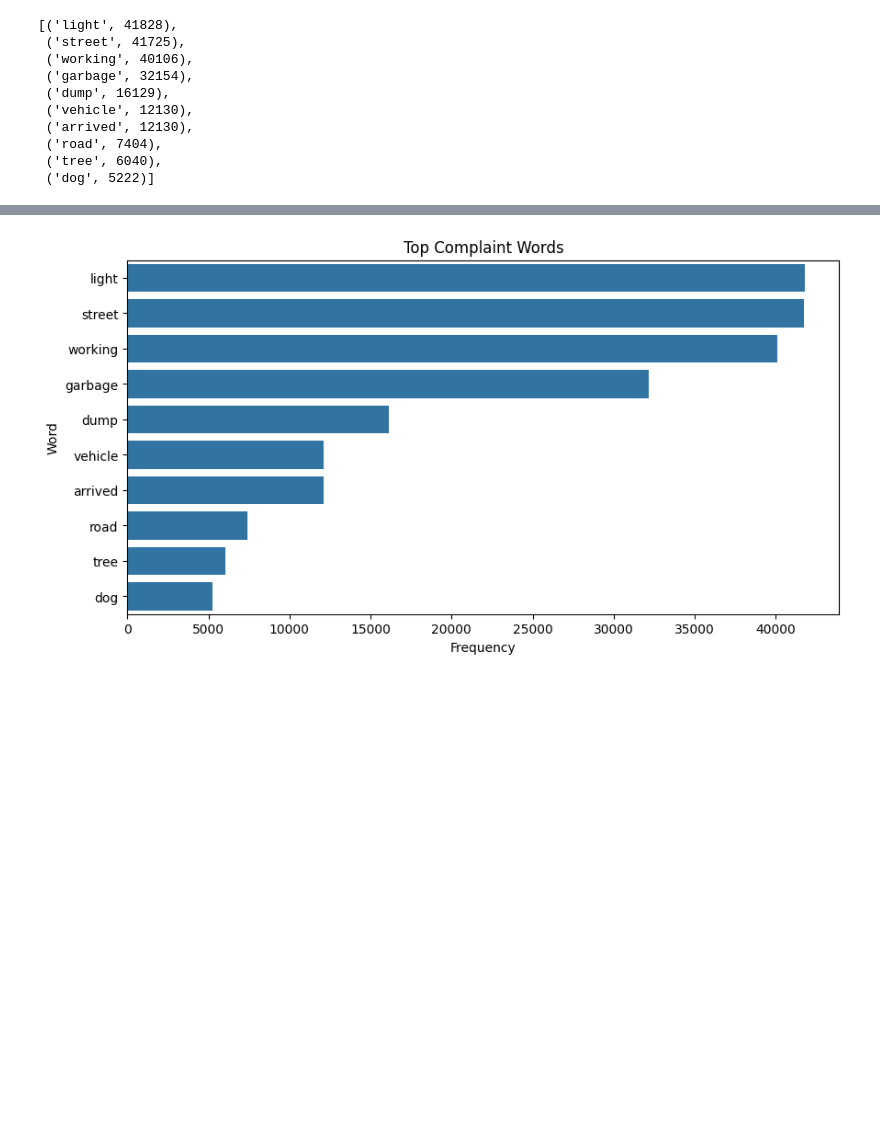
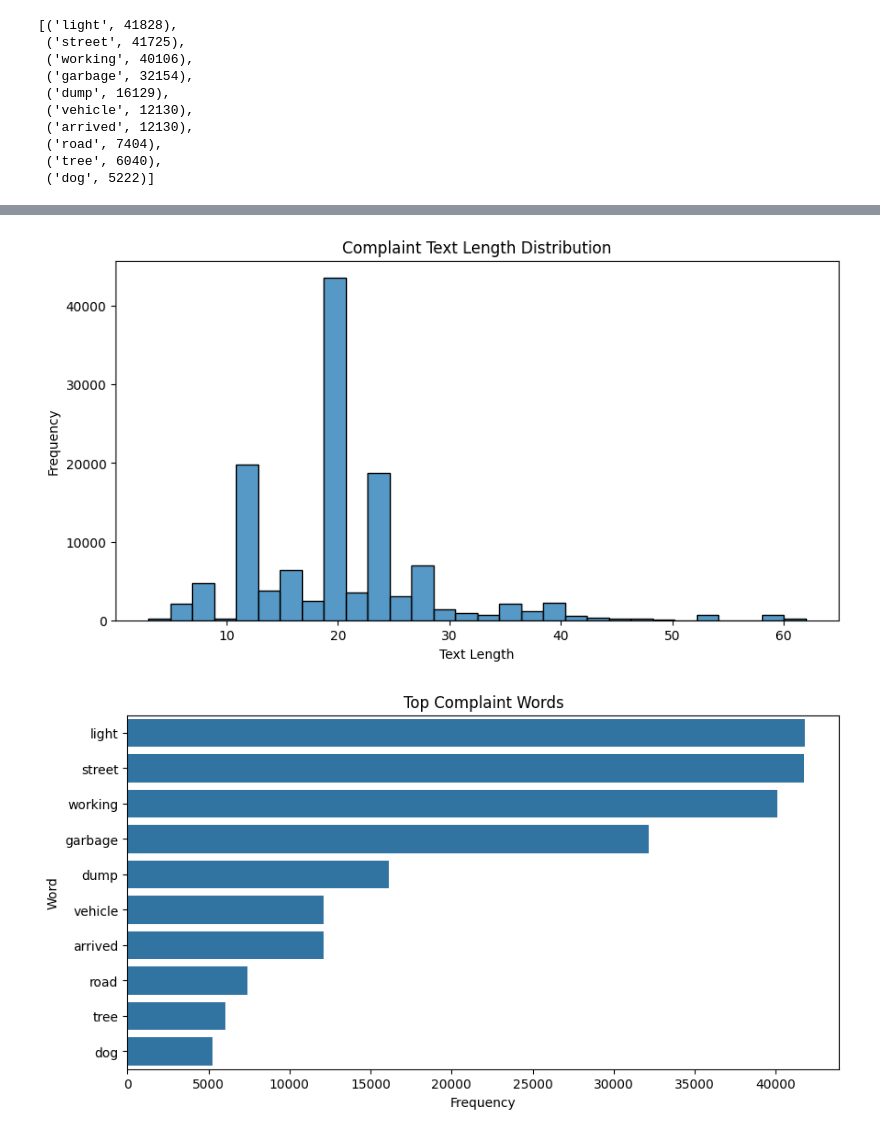
Before and after one commit to liyajasminn/AI-Citizen-Grievance-System, a Jupyter notebook: week1 & week2 work.ipynb, the cells around one changed output, grey strips where cells are left out. Cells and saved outputs as stored; diff of their text form; code cells hidden in the pictures; blank space fills up the shorter version.

```diff
--- a/week1 & week2 work.ipynb
+++ b/week1 & week2 work.ipynb
@@ -254,3 +290,19 @@ word_freq.most_common(10)
+# %%
+df['text_length'] = df['clean_text'].apply(len)
+
+plt.figure(figsize=(10,5))
+
+sns.histplot(df['text_length'], bins=30)
+
+plt.title("Complaint Text Length Distribution")
+
+plt.xlabel("Text Length")
+
+plt.ylabel("Frequency")
+
+plt.show()
+# %% [output]
+[figure, added]
 # %%
 import seaborn as sns
 
```
Also changed, not shown: parts of 10 cells of this notebook.
